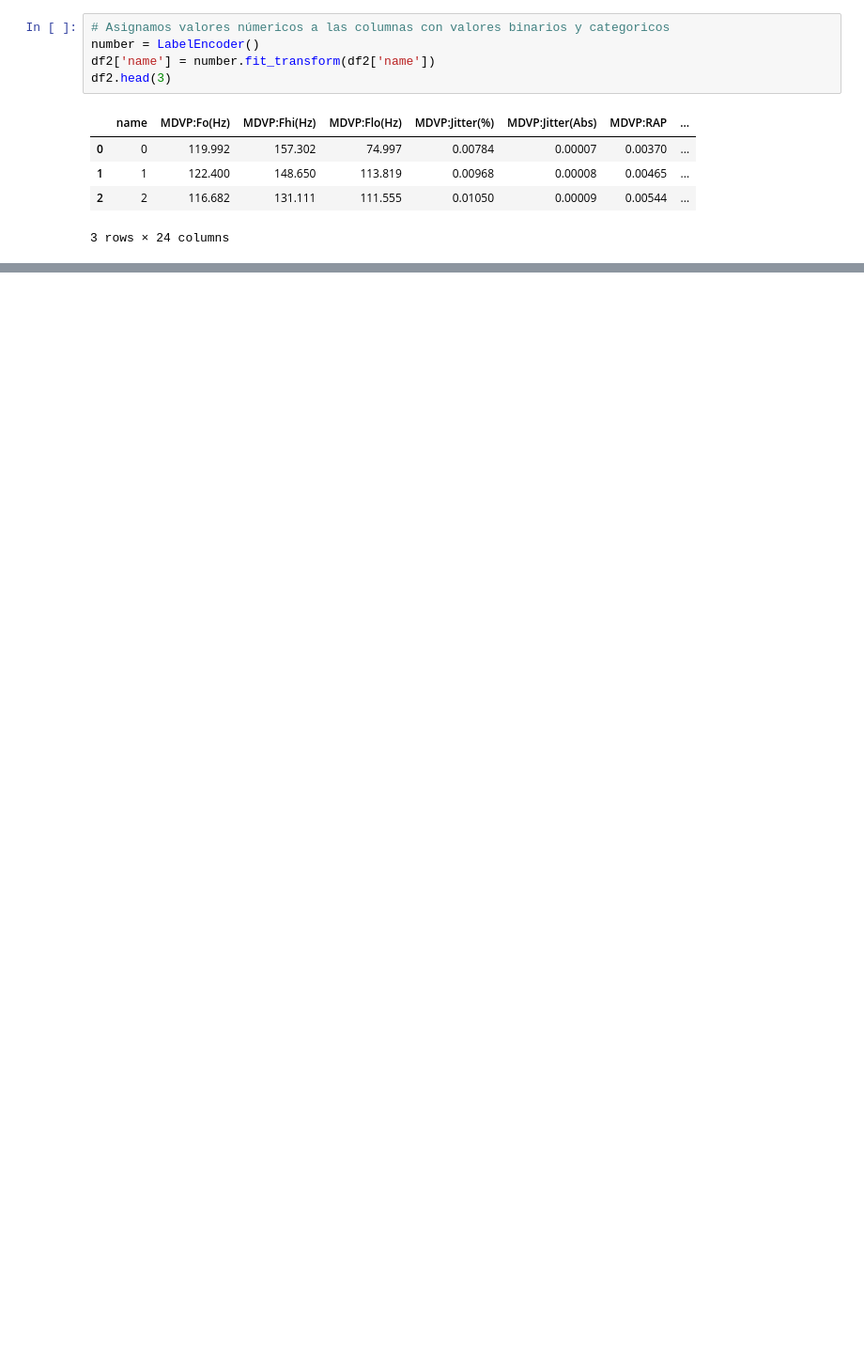
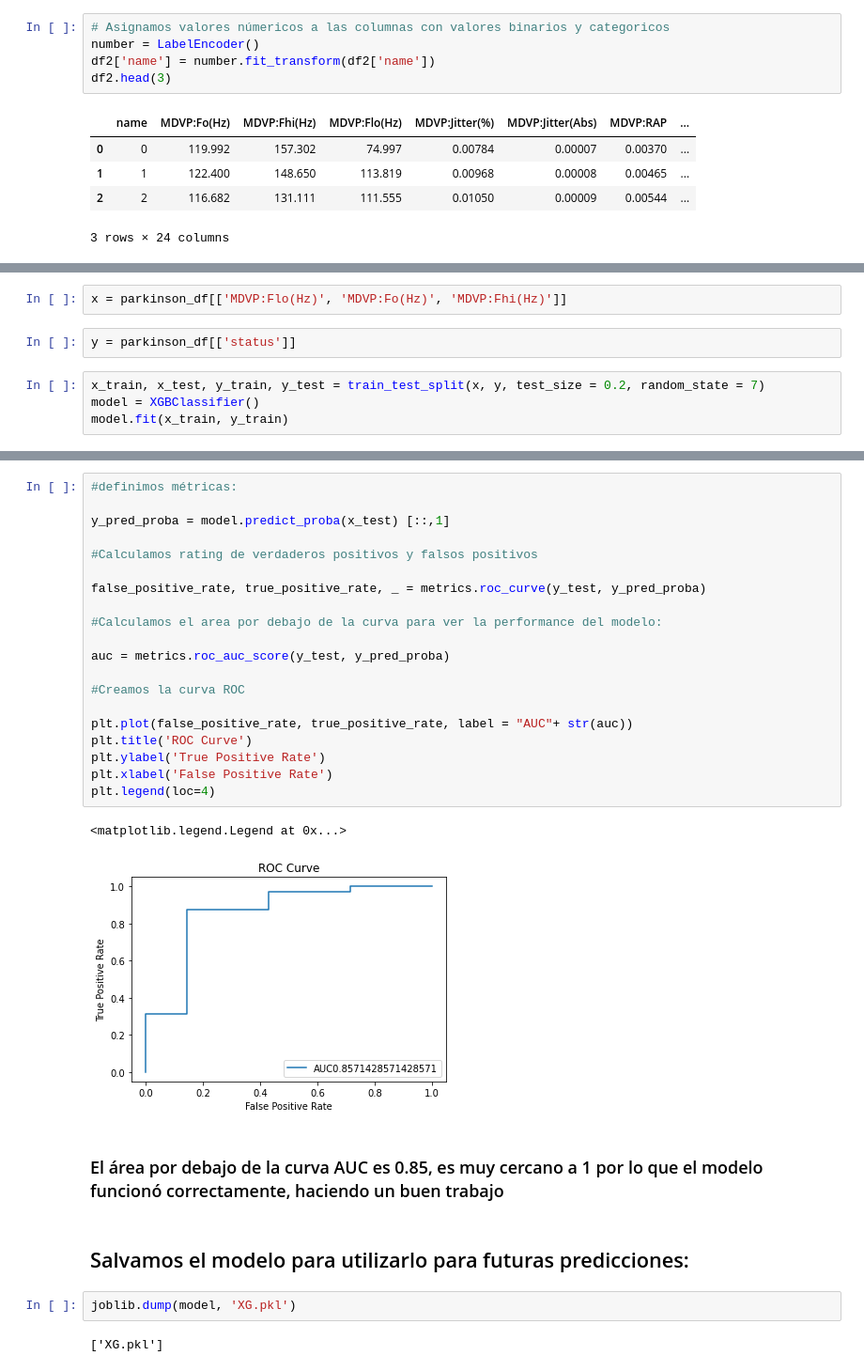
Before and after one commit to nilradi/DS-Projects, a Jupyter notebook: P3_Parkinson_Prediction.ipynb, the cells around one changed output, grey strips where cells are left out. Shown: that part at 94% size. Saved outputs shown, nothing was run; the diff lists cells and outputs as text; blank space fills up the shorter version.

```diff
--- a/P3_Parkinson_Prediction.ipynb
+++ b/P3_Parkinson_Prediction.ipynb
@@ -153,0 +199,8 @@ df2.head(3)
+# %%
+x = parkinson_df[['MDVP:Flo(Hz)', 'MDVP:Fo(Hz)', 'MDVP:Fhi(Hz)']]
+# %%
+y = parkinson_df[['status']]
+# %%
+x_train, x_test, y_train, y_test = train_test_split(x, y, test_size = 0.2, random_state = 7)
+model = XGBClassifier()
+model.fit(x_train, y_train)
@@ -153,0 +216,31 @@ df2.head(3)
+# %%
+#definimos métricas:
+
+y_pred_proba = model.predict_proba(x_test) [::,1]
+
+#Calculamos rating de verdaderos positivos y falsos positivos
+
+false_positive_rate, true_positive_rate, _ = metrics.roc_curve(y_test, y_pred_proba)
+
+#Calculamos el area por debajo de la curva para ver la performance del modelo:
+
+auc = metrics.roc_auc_score(y_test, y_pred_proba)
+
+#Creamos la curva ROC
+
+plt.plot(false_positive_rate, true_positive_rate, label = "AUC"+ str(auc))
+plt.title('ROC Curve')
+plt.ylabel('True Positive Rate')
+plt.xlabel('False Positive Rate')
+plt.legend(loc=4)
+# %% [output]
+<matplotlib.legend.Legend at 0x...>
+[figure, added]
+# %% [markdown]
+### El área por debajo de la curva AUC es 0.85, es muy cercano a 1 por lo que el modelo funcionó correctamente, haciendo un buen trabajo
+# %% [markdown]
+## Salvamos el modelo para utilizarlo para futuras predicciones:
+# %%
+joblib.dump(model, 'XG.pkl')
+# %% [output]
+['XG.pkl']
```
Also changed, not shown: parts of 8 cells of this notebook.
